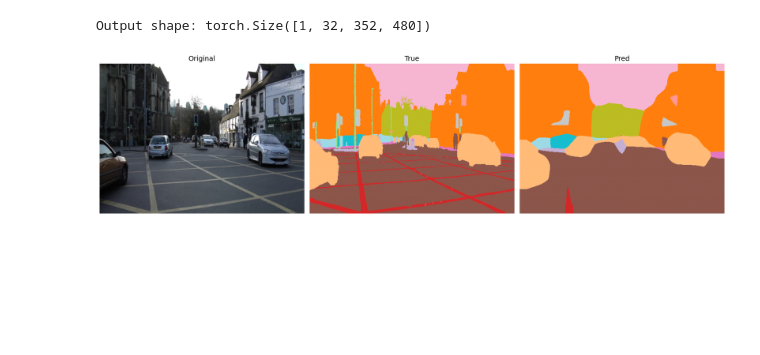
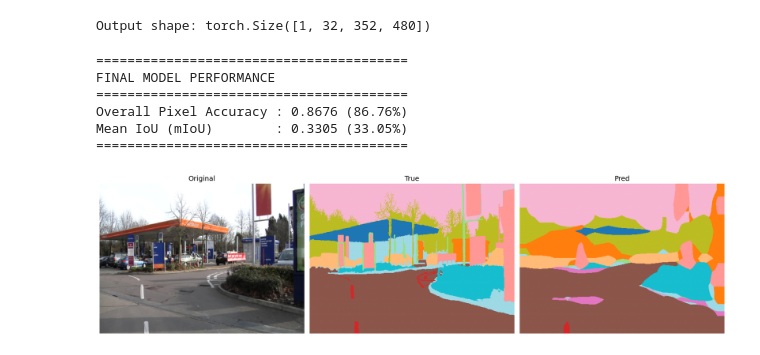
Before and after one commit to SepehrAkbari/smallnet, a Jupyter notebook: notebook/main.ipynb, the cells around one changed output. Drawn from its saved outputs; the diff is of its cells as text; code cells hidden in the pictures; blank space fills up the shorter version.

```diff
--- a/notebook/main.ipynb
+++ b/notebook/main.ipynb
@@ -24,60 +53,56 @@ sys.path.append(os.path.abspath(".."))
+# %%
+val_loader = DataLoader(val_ds, batch_size=8, shuffle=False, num_workers=2)
+
+model.eval()
+preds, gts = [], []
+
+with torch.no_grad():
+    for images, masks in tqdm(val_loader, desc="Validation"):
+        images = images.to(device)
+        outputs = model(images)
+
+        pred = outputs.argmax(dim=1).cpu().numpy()
+        preds.append(pred)
+        gts.append(masks.numpy())
+
+acc, miou = label_accuracy_score(gts, preds, n_class=32)
+
+print(f"Overall Pixel Accuracy : {acc:.4f} ({acc*100:.2f}%)")
+print(f"Mean IoU (mIoU)        : {miou:.4f} ({miou*100:.2f}%)")
+# %% [output]
+========================================
+FINAL MODEL PERFORMANCE
+========================================
+Overall Pixel Accuracy : 0.8676 (86.76%)
+Mean IoU (mIoU)        : 0.3305 (33.05%)
+========================================
 # %%
-import torch
-import matplotlib.pyplot as plt
-import numpy as np
-from torchvision import transforms
-from src.model import VGG16_FCN32s
-from src.dataset import CamVidDataset
-
-# 1. Hardware & Model Setup
-device = torch.device("cuda" if torch.cuda.is_available() else "mps" if torch.backends.mps.is_available() else "cpu")
-model = VGG16_FCN32s(num_classes=32).to(device)
-
-# Load your best weights
-model.load_state_dict(torch.load("../model/best_model.pth", map_location=device))
-model.eval()
-
-# 2. Data Preparation
-t = transforms.Compose([
-    transforms.Resize((352, 480)),
-    transforms.ToTensor(),
-    transforms.Normalize(mean=[0.485, 0.456, 0.406], std=[0.229, 0.224, 0.225])
-])
-
-inv_normalize = transforms.Normalize(
-    mean=[-0.485/0.229, -0.456/0.224, -0.406/0.225],
-    std=[1/0.229, 1/0.224, 1/0.225]
-)
-
-dict_path = "../data/CamVid/class_dict.csv"
-val_ds = CamVidDataset("../data/CamVid/val", "../data/CamVid/val_labels", dict_path, transform=t)
-
-image_index = 40
+image_index = 12
 img, mask = val_ds[image_index]
 img_input = img.unsqueeze(0).to(device)
 
 with torch.no_grad():
     output = model(img_input)
     pred = output.argmax(dim=1).squeeze(0).cpu().numpy()
 
 img_vis = inv_normalize(img).permute(1, 2, 0).numpy()
 img_vis = np.clip(img_vis, 0, 1)
 
 fig, axs = plt.subplots(1, 3, figsize=(18, 6))
 
 axs[0].imshow(img_vis)
 axs[0].set_title("Original", fontsize=14)
 axs[0].axis("off")
 
 axs[1].imshow(mask.numpy(), cmap="tab20", vmin=0, vmax=31)
 axs[1].set_title("True", fontsize=14)
 axs[1].axis("off")
 
 axs[2].imshow(pred, cmap="tab20", vmin=0, vmax=31)
 axs[2].set_title(f"Pred", fontsize=14)
 axs[2].axis("off")
 
 plt.tight_layout()
 plt.show()
 # %% [output]
-[figure, old version]
+[figure, new version]
```
Also changed, not shown: parts of 2 cells of this notebook.
